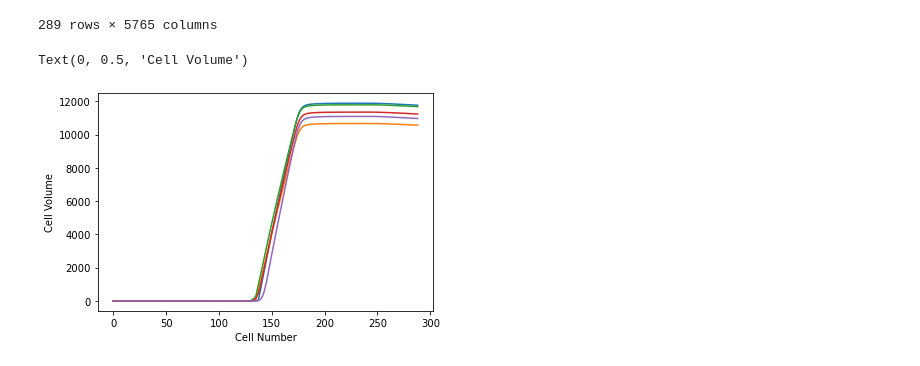
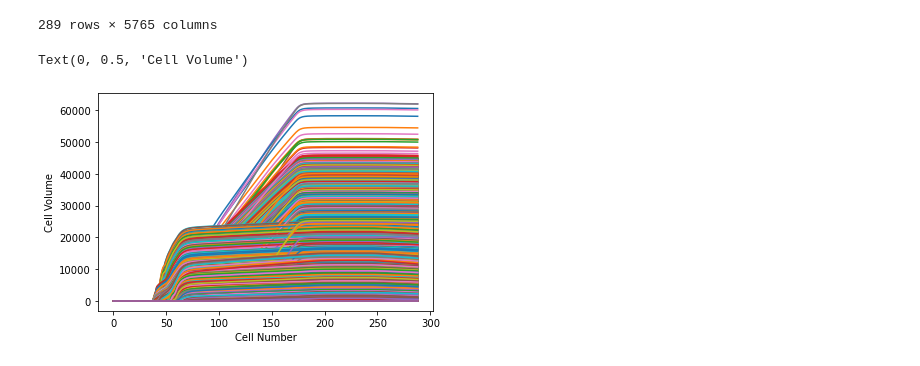
Before and after one commit to EcohydrologyTeam/ClearWater-riverine, a Jupyter notebook: examples/compute_cell_volume_from_lookup_table.ipynb, the cells around one changed output. Cells and saved outputs as stored; diff of their text form; code cells hidden in the pictures.

Commit message:
Cleaned up and improved documentation of cell volume code

```diff
--- a/examples/compute_cell_volume_from_lookup_table.ipynb
+++ b/examples/compute_cell_volume_from_lookup_table.ipynb
@@ -122,9 +124,9 @@ cell_volumes_df
 | 288 | 11767.026367 | 10568.645508 | 11683.445312 | 11241.634766 | 10967.659180 | 15195.992188 | 13270.902344 | 15482.005859 | 17581.556641 | 19024.203125 | ... | ... |
 289 rows × 5765 columns
 # %%
-ax = cell_volumes_df[range(5)].plot(legend=None)
+ax = cell_volumes_df[range(ncells)].plot(legend=None)
 ax.set_xlabel('Cell Number')
 ax.set_ylabel('Cell Volume')
 # %% [output]
 Text(0, 0.5, 'Cell Volume')
-[figure, old version]
+[figure, new version]
```
Also changed, not shown: parts of 6 cells of this notebook.
